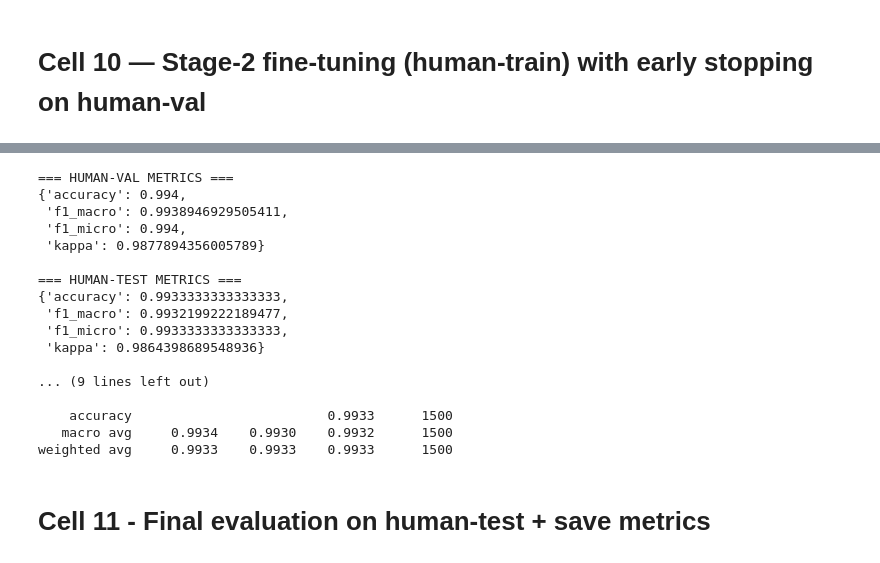
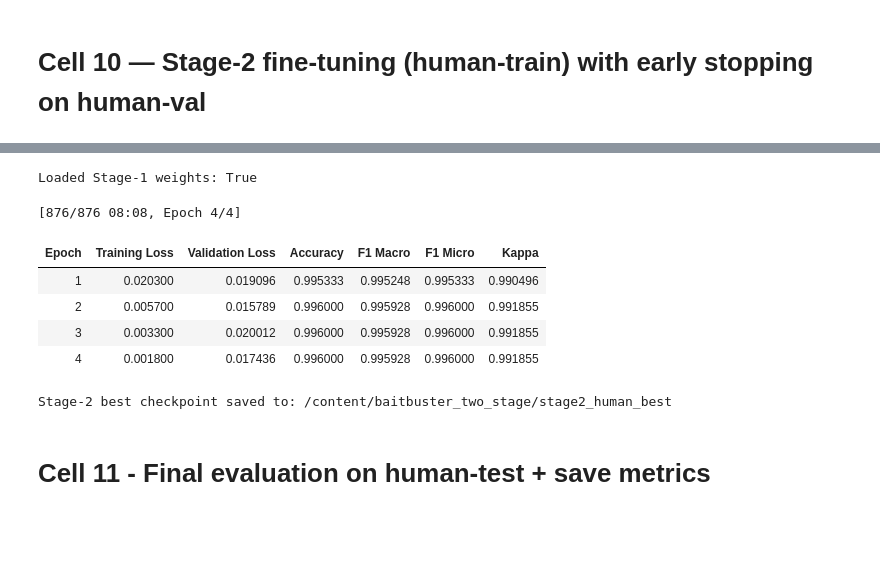
Before and after one commit to MahfuzAnan/SWE-4841-Natural-Language-Processing, a Jupyter notebook: ClickBait_Titile_description_Engagement.ipynb, the cells around one changed output, grey strips where cells are left out. Drawn from its saved outputs; the diff is of its cells as text; code cells hidden in the pictures; blank space fills up the shorter version.

```diff
--- a/ClickBait_Titile_description_Engagement.ipynb
+++ b/ClickBait_Titile_description_Engagement.ipynb
@@ -422,19 +412,30 @@ Stage-2 best checkpoint saved to: /content/baitbuster_two_stage/stage2_human_bes
 # %% [markdown]
 # Cell 10 — Stage-2 fine-tuning (human-train) with early stopping on human-val
 # %%
-from transformers import EarlyStoppingCallback
+import os, torch
+from safetensors.torch import load_file as load_sft  # safe even if file not present
 
-# Recreate the model class and load encoder head weights from Stage-1
 stage2_model = BertWithNumeric(MODEL_NAME, num_labels=2, num_numeric=len(NUM_FEATS))
 
-# Load state dict if available
-pt_path = os.path.join(stage1_ckpt, "pytorch_model.bin")
+ckpt_dir = stage1_ckpt  # must match the path printed in Cell 9
+bin_path = os.path.join(ckpt_dir, "pytorch_model.bin")
+sft_path = os.path.join(ckpt_dir, "model.safetensors")
+pt_path  = os.path.join(ckpt_dir, "stage1_state_dict.pt")
+
+loaded = False
 if os.path.exists(pt_path):
     state = torch.load(pt_path, map_location="cpu")
-    # Strict=False allows shape-safe load even if heads differ
-    stage2_model.load_state_dict(state, strict=False)
-else:
-    print("⚠️ Could not find stage-1 weights; training Stage-2 from fresh init.")
+    stage2_model.load_state_dict(state, strict=False); loaded = True
+elif os.path.exists(bin_path):
+    state = torch.load(bin_path, map_location="cpu")
+    stage2_model.load_state_dict(state, strict=False); loaded = True
+elif os.path.exists(sft_path):
+    state = load_sft(sft_path)
+    stage2_model.load_state_dict(state, strict=False); loaded = True
+
+print("Loaded Stage-1 weights:", loaded)
+if not loaded:
+    print("⚠️ Could not find Stage-1 weights; training Stage-2 from fresh init.")
 
 try:
     stage2_args = TrainingArguments(
@@ -493,20 +492,11 @@ print("Stage-2 best checkpoint saved to:", stage2_ckpt)
-=== HUMAN-VAL METRICS ===
-{'accuracy': 0.994,
- 'f1_macro': 0.9938946929505411,
- 'f1_micro': 0.994,
- 'kappa': 0.9877894356005789}
-
-=== HUMAN-TEST METRICS ===
-{'accuracy': 0.9933333333333333,
- 'f1_macro': 0.9932199222189477,
- 'f1_micro': 0.9933333333333333,
- 'kappa': 0.9864398689548936}
-
-... (9 lines left out)
-
-    accuracy                         0.9933      1500
-   macro avg     0.9934    0.9930    0.9932      1500
-weighted avg     0.9933    0.9933    0.9933      1500
+Loaded Stage-1 weights: True
+[876/876 08:08, Epoch 4/4]
+| Epoch | Training Loss | Validation Loss | Accuracy | F1 Macro | F1 Micro | Kappa |
+| 1 | 0.020300 | 0.019096 | 0.995333 | 0.995248 | 0.995333 | 0.990496 |
+| 2 | 0.005700 | 0.015789 | 0.996000 | 0.995928 | 0.996000 | 0.991855 |
+| 3 | 0.003300 | 0.020012 | 0.996000 | 0.995928 | 0.996000 | 0.991855 |
+| 4 | 0.001800 | 0.017436 | 0.996000 | 0.995928 | 0.996000 | 0.991855 |
+Stage-2 best checkpoint saved to: /content/baitbuster_two_stage/stage2_human_best
 # %% [markdown]
 # **Cell 11** - Final evaluation on human-test + save metrics
 # %%
```
Also changed, not shown: parts of 11 cells of this notebook.
